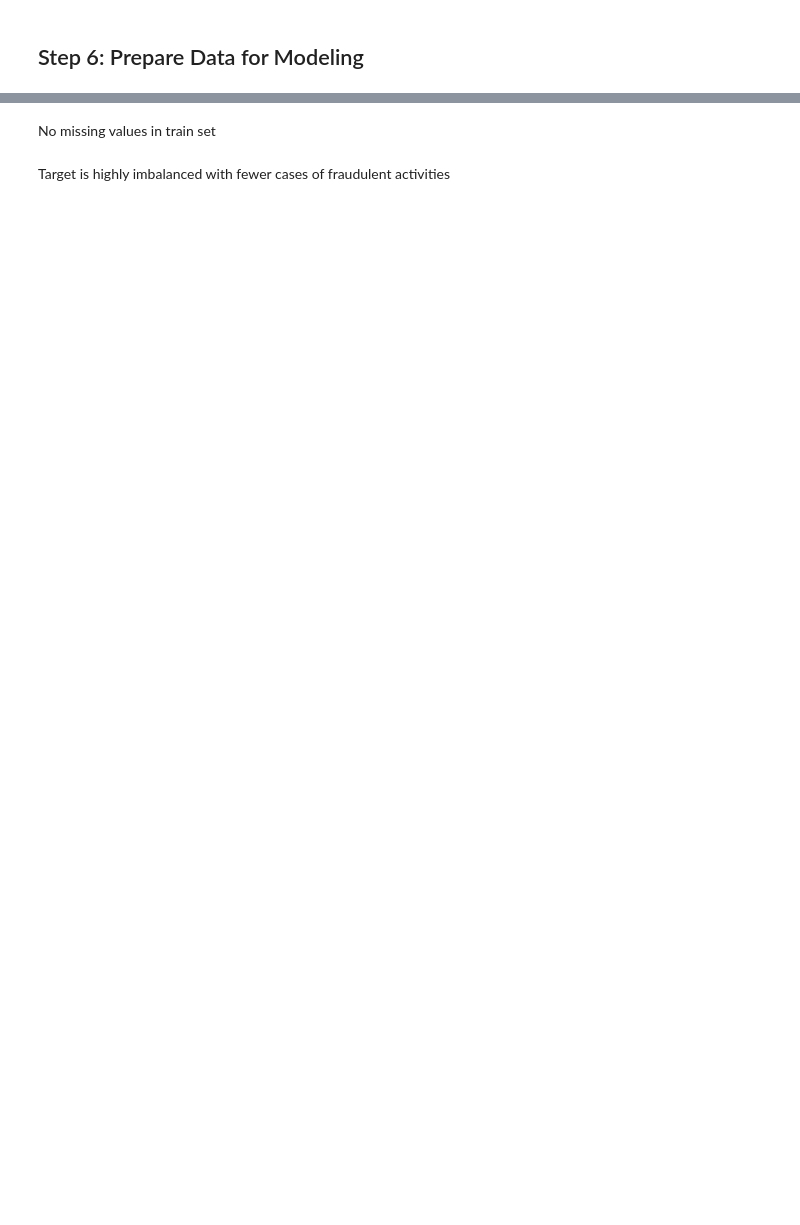
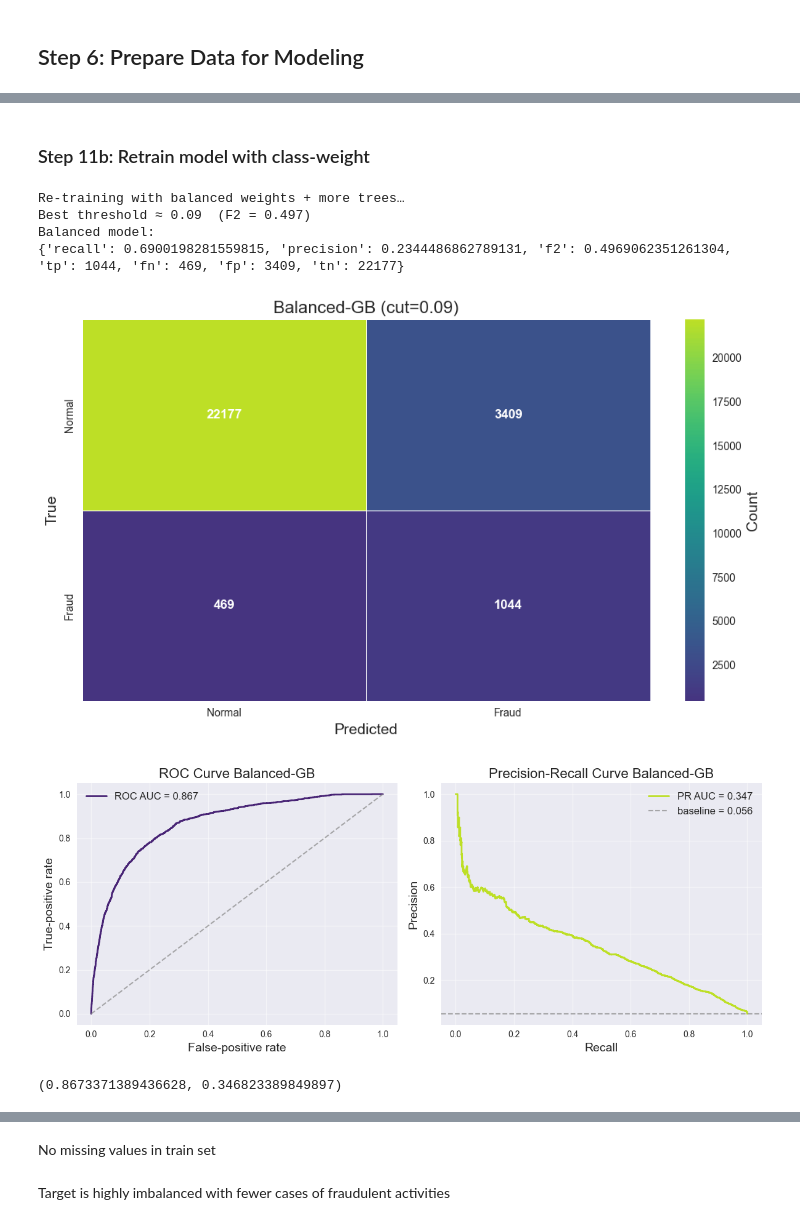
Before and after one commit to Rackkoun/ds-ml-project, a Jupyter notebook: notebooks/ml_challenge_fraud_detection_v2_sc.ipynb, the cells around one changed output, grey strips where cells are left out. Saved outputs shown, nothing was run; the diff lists cells and outputs as text; code cells hidden in the pictures; blank space fills up the shorter version.

```diff
--- a/notebooks/ml_challenge_fraud_detection_v2_sc.ipynb
+++ b/notebooks/ml_challenge_fraud_detection_v2_sc.ipynb
@@ -788,0 +983,40 @@ target - 2
+# %% [markdown]
+### Step 11b: Retrain model with class-weight
+# %%
+X_test2 =X_test1.copy()
+X_train2 = X_train1.copy()
+y_train2 = y_train1.copy()
+X_val2 = X_val1.copy()
+y_val2 = y_val1.copy()
+
+# Re-Train with balanced weight and more trees --------------------
+print("\nRe-training with balanced weights + more trees…")
+balanced_gbm = GradientBoostingClassifier(
+        n_estimators=300,      # more trees
+        learning_rate=0.05,    # smaller step
+        max_depth=4,
+        min_samples_split=30,
+        min_samples_leaf=10,
+        subsample=0.7,
+        random_state=42,
+        verbose=0
+)
+balanced_gbm.fit(X_train2, y_train2)
+
+y_val_prob_bal = balanced_gbm.predict_proba(X_val2)[:, 1]
+best_cut_bal   = find_best_threshold(y_val2, y_val_prob_bal,
+                                     trials=np.arange(0.05, 0.95, 0.02))
+y_val_pred_bal = (y_val_prob_bal >= best_cut_bal).astype(int)
+
+print("Balanced model:")
+print(simple_metrics(y_val2, y_val_pred_bal))
+show_confusion(y_val2, y_val_pred_bal, f"Balanced-GB (cut={best_cut_bal:.2f})")
+show_roc_pr(y_val2, y_val_prob_bal, "Balanced-GB")
+# %% [output]
+Re-training with balanced weights + more trees…
+Best threshold ≈ 0.09  (F2 = 0.497)
+Balanced model:
+{'recall': 0.6900198281559815, 'precision': 0.2344486862789131, 'f2': 0.4969062351261304, 'tp': 1044, 'fn': 469, 'fp': 3409, 'tn': 22177}
+[figure, added]
+[figure, added]
+(0.8673371389436628, 0.346823389849897)
```
Also changed, not shown: parts of 68 cells of this notebook, 2 other files.
